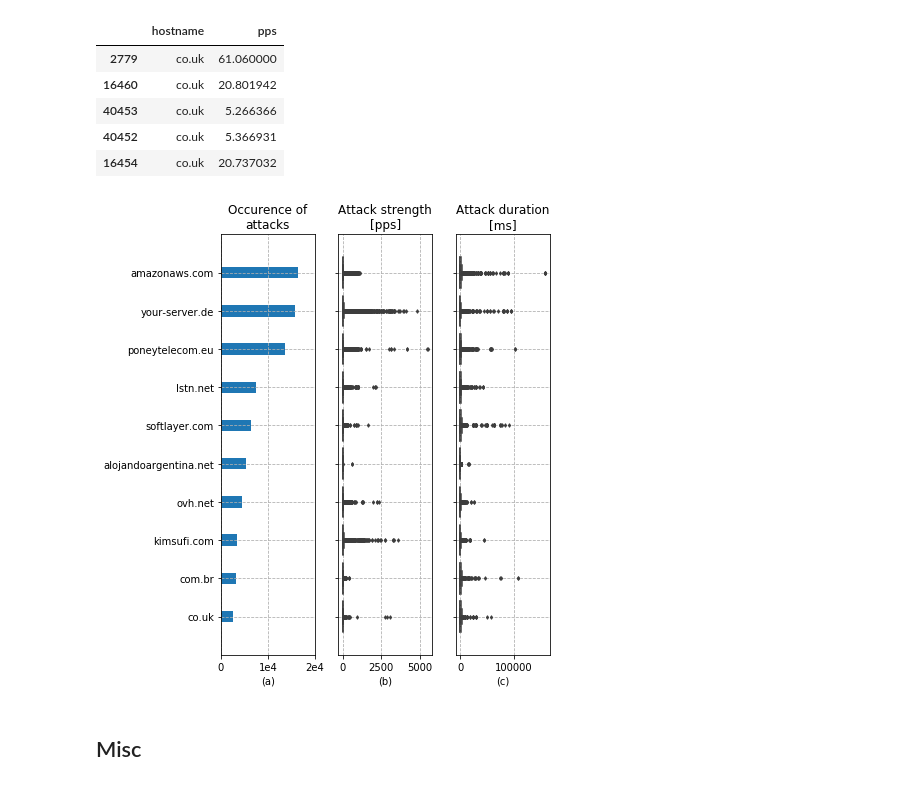
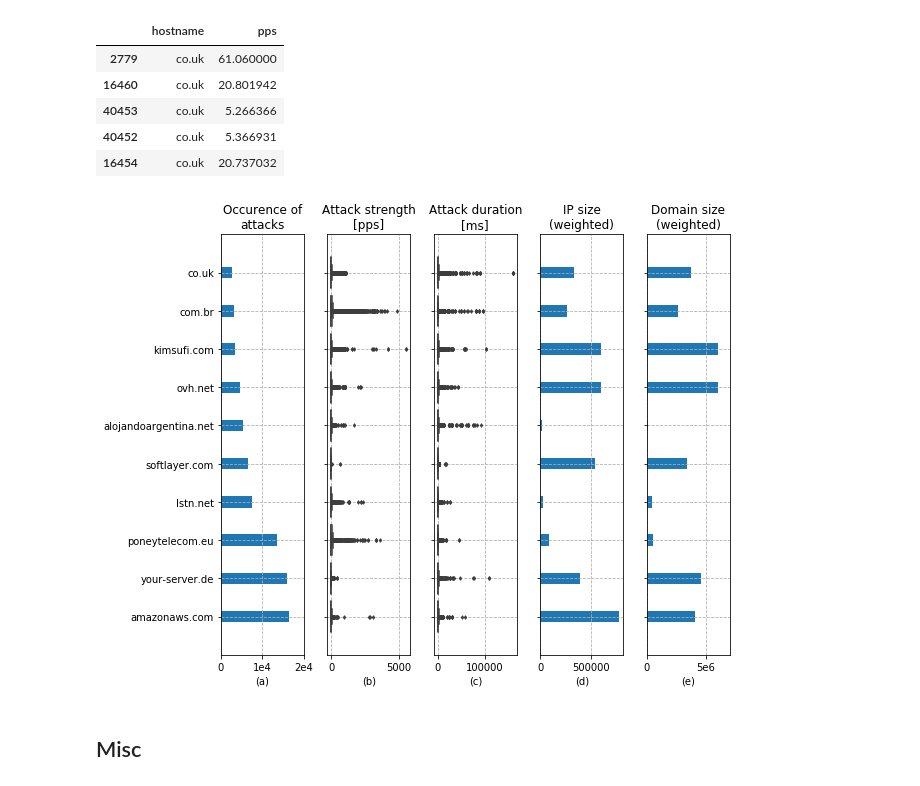
Before and after one commit to WKSu/WM0824TU-economics-of-cybersecurity-DDoS, a Jupyter notebook: block3-SecurityInvestments/securityInvestments.ipynb, the cells around one changed output. Saved outputs shown, nothing was run; the diff lists cells and outputs as text; code cells hidden in the pictures.

```diff
--- a/block3-SecurityInvestments/securityInvestments.ipynb
+++ b/block3-SecurityInvestments/securityInvestments.ipynb
@@ -135,0 +169,21 @@ Name: hostname, dtype: int64
+# %%
+# as_domainsize_seen
+
+hostingDomains_DomainSizeSeen = {
+    host : hostingDomains.loc[hostingDomains.hostname == host]
+                         .as_domainsize_seen
+                         .value_counts()
+                         .reset_index()
+    for host in mostAttackedHostingProviders.index
+}
+
+# weighted domain size
+
+hostingDomains_DomainSizeSeenWeighted = {
+    host: (d["index"] * d["as_domainsize_seen"]).sum() / d["as_domainsize_seen"].sum()
+    for (host, d) in hostingDomains_DomainSizeSeen.items()
+}
+
+hostingDomains_DomainSizeSeenWeighted = pd.DataFrame.from_dict(hostingDomains_DomainSizeSeenWeighted,
+                                                               orient="index", columns=["domainsize_seen_weighted"])
+hostingDomains_DomainSizeSeenWeighted
@@ -147,6 +213,8 @@ hostingDomainsMostAttacked[["hostname", "pps"]].sample(5)
 # %%
-idSortByMostAttacks = pd.DataFrame(mostAttackedHostingProviders.index, columns=["hostname"]).reset_index()
-hostingDomainsMostAttacked = (hostingDomainsMostAttacked.merge(idSortByMostAttacks, how="left", left_on="hostname", right_on="hostname")
+idSortByMostAttacks = pd.DataFrame(mostAttackedHostingProviders.index,
+                                   columns=["hostname"]).reset_index()
+hostingDomainsMostAttacked = (hostingDomainsMostAttacked.merge(idSortByMostAttacks, how="left",
+                                                               left_on="hostname", right_on="hostname")
                                                         .sort_values(by="index", ascending=False))
 hostingDomainsMostAttacked[["hostname", "pps"]].head()
 # %% [output]
@@ -157,35 +225,51 @@ hostingDomainsMostAttacked[["hostname", "pps"]].head()
 | 40452 | co.uk | 5.366931 |
 | 16454 | co.uk | 20.737032 |
 # %%
-fig, ax = plt.subplots(1, 3, figsize=(6.5, 7), sharey=True)
+fig, ax = plt.subplots(1, 5, figsize=(9, 7), sharey=True)
 
 sns.boxplot(data=hostingDomainsMostAttacked, x="pps", y="hostname", orient="h",
             fliersize=2.5, ax=ax[1])
 ax[1].set_ylabel("")
 ax[1].set_xlabel("(b)")
 ax[1].set_title("Attack strength\n[pps]")
 
 sns.boxplot(data=hostingDomainsMostAttacked, x="duration", y="hostname", orient="h",
             fliersize=2.5, ax=ax[2])
 ax[2].set_ylabel("")
 ax[2].set_xlabel("(c)")
 ax[2].set_title("Attack duration\n[ms]")
 
 ax[0].barh(mostAttackedHostingProviders.index, mostAttackedHostingProviders.values, height=0.3)
 ax[0].set_title("Occurence of\nattacks")
 ax[0].set_xlabel("(a)")
 ax[0].set_xlim([0, 20000])
 ax[0].set_xticklabels(["0", "1e4", "2e4"])
 ax[0].invert_yaxis()
 
+ax[3].barh(hostingDomains_IpSizeSeenWeighted.index,
+           hostingDomains_IpSizeSeenWeighted.ipsize_seen_weighted, height=0.3)
+ax[3].set_title("IP size\n(weighted)")
+ax[3].set_xlabel("(d)")
+# ax[3].set_xlim([0, 7e6])
+# ax[3].set_xticklabels(["0", "5e6"])
+
+ax[4].barh(hostingDomains_DomainSizeSeenWeighted.index,
+           hostingDomains_DomainSizeSeenWeighted.domainsize_seen_weighted, height=0.3)
+ax[4].set_title("Domain size\n(weighted)")
+ax[4].set_xlabel("(e)")
+ax[4].set_xlim([0, 7e6])
+ax[4].set_xticklabels(["0", "5e6"])
+
 ax[0].grid(linestyle='--')
 ax[1].grid(linestyle='--')
 ax[2].grid(linestyle='--')
+ax[3].grid(linestyle='--')
+ax[4].grid(linestyle='--')
 
 plt.tight_layout()
 fig.savefig("images/top-ten-host-providers.png")
 # %% [output]
-[figure, old version]
+[figure, new version]
 # %% [markdown]
 ## Misc
 # %%
```
Also changed, not shown: parts of 8 cells of this notebook, 1 other file.
